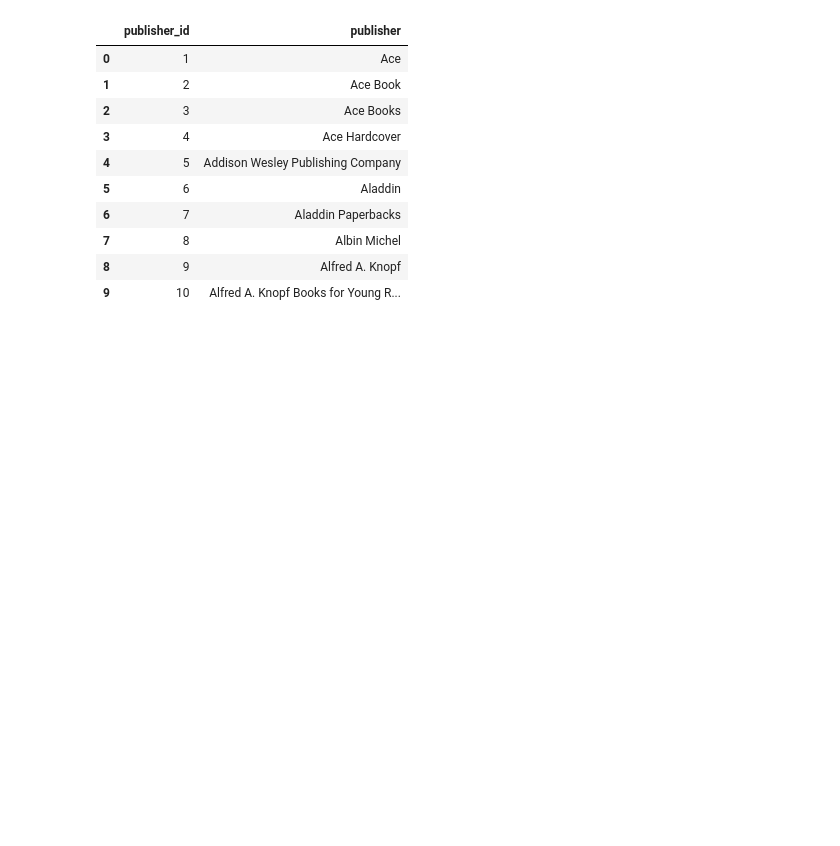
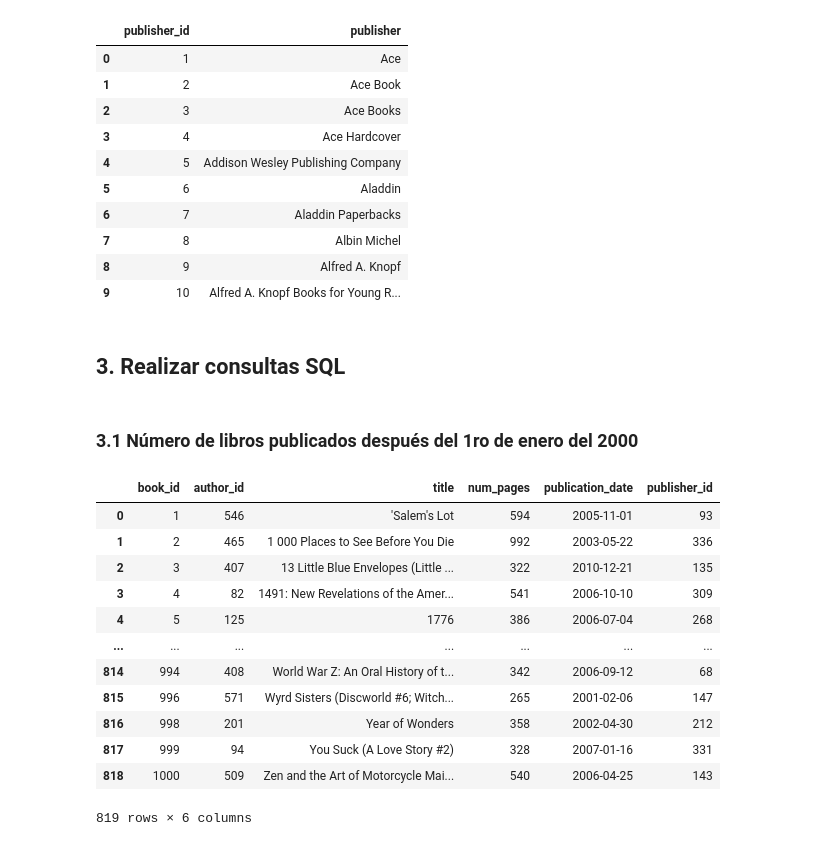
Before and after one commit to pedro-pali/Analisis_SQL, a Jupyter notebook: proyecto_sql.ipynb, the cells around one changed output. Cells and saved outputs as stored; diff of their text form; code cells hidden in the pictures; blank space fills up the shorter version.

Commit message:
Terminadas consultas SQL

```diff
--- a/proyecto_sql.ipynb
+++ b/proyecto_sql.ipynb
@@ -201,3 +201,30 @@ pd.io.sql.read_sql(query, con = engine)
 | 7 | 8 | Albin Michel |
 | 8 | 9 | Alfred A. Knopf |
 | 9 | 10 | Alfred A. Knopf Books for Young R... |
+# %% [markdown]
+## 3. Realizar consultas SQL
+# %% [markdown]
+### 3.1 Número de libros publicados después del 1ro de enero del 2000
+# %%
+query = """
+SELECT *
+FROM
+    books
+WHERE
+    publication_date > '2000-01-01';
+"""
+pd.io.sql.read_sql(query, con = engine)
+# %% [output]
+|  | book_id | author_id | title | num_pages | publication_date | publisher_id |
+| 0 | 1 | 546 | 'Salem's Lot | 594 | 2005-11-01 | 93 |
+| 1 | 2 | 465 | 1 000 Places to See Before You Die | 992 | 2003-05-22 | 336 |
+| 2 | 3 | 407 | 13 Little Blue Envelopes (Little ... | 322 | 2010-12-21 | 135 |
+| 3 | 4 | 82 | 1491: New Revelations of the Amer... | 541 | 2006-10-10 | 309 |
+| 4 | 5 | 125 | 1776 | 386 | 2006-07-04 | 268 |
+| ... | ... | ... | ... | ... | ... | ... |
+| 814 | 994 | 408 | World War Z: An Oral History of t... | 342 | 2006-09-12 | 68 |
+| 815 | 996 | 571 | Wyrd Sisters (Discworld #6; Witch... | 265 | 2001-02-06 | 147 |
+| 816 | 998 | 201 | Year of Wonders | 358 | 2002-04-30 | 212 |
+| 817 | 999 | 94 | You Suck (A Love Story #2) | 328 | 2007-01-16 | 331 |
+| 818 | 1000 | 509 | Zen and the Art of Motorcycle Mai... | 540 | 2006-04-25 | 143 |
+819 rows × 6 columns
```
Also changed, not shown: parts of 14 cells of this notebook.
